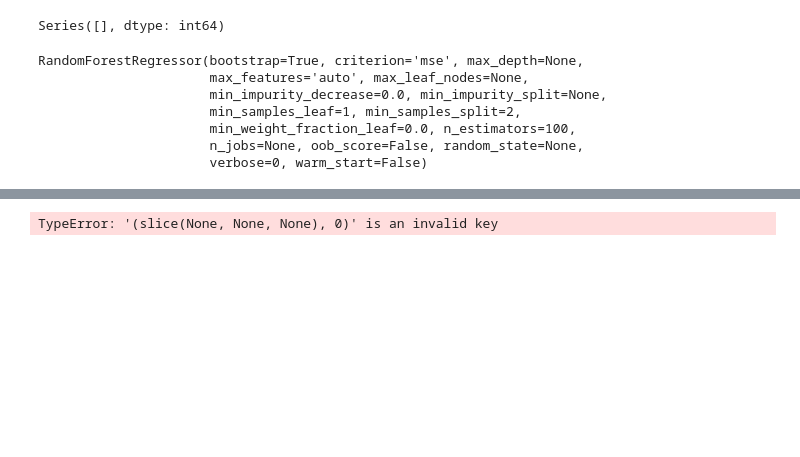
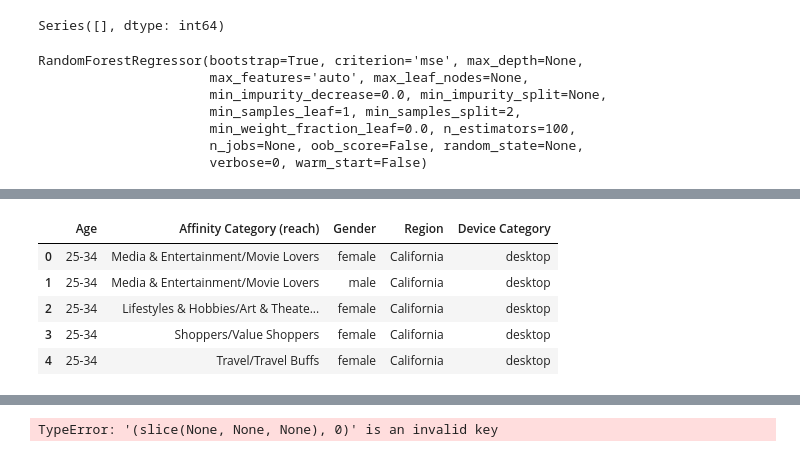
Before and after one commit to n1ghteagle2/school, a Jupyter notebook: homework/Homework4/CreatingPersonas.ipynb, the cells around one changed output, grey strips where cells are left out. Cells and saved outputs as stored; diff of their text form; code cells hidden in the pictures; blank space fills up the shorter version.

```diff
--- a/homework/Homework4/CreatingPersonas.ipynb
+++ b/homework/Homework4/CreatingPersonas.ipynb
@@ -107,0 +114,9 @@ plt.show()
+# %%
+df2.head()
+# %% [output]
+|  | Age | Affinity Category (reach) | Gender | Region | Device Category |
+| 0 | 25-34 | Media & Entertainment/Movie Lovers | female | California | desktop |
+| 1 | 25-34 | Media & Entertainment/Movie Lovers | male | California | desktop |
+| 2 | 25-34 | Lifestyles & Hobbies/Art & Theate... | female | California | desktop |
+| 3 | 25-34 | Shoppers/Value Shoppers | female | California | desktop |
+| 4 | 25-34 | Travel/Travel Buffs | female | California | desktop |
```
Also changed, not shown: parts of 8 cells of this notebook.
